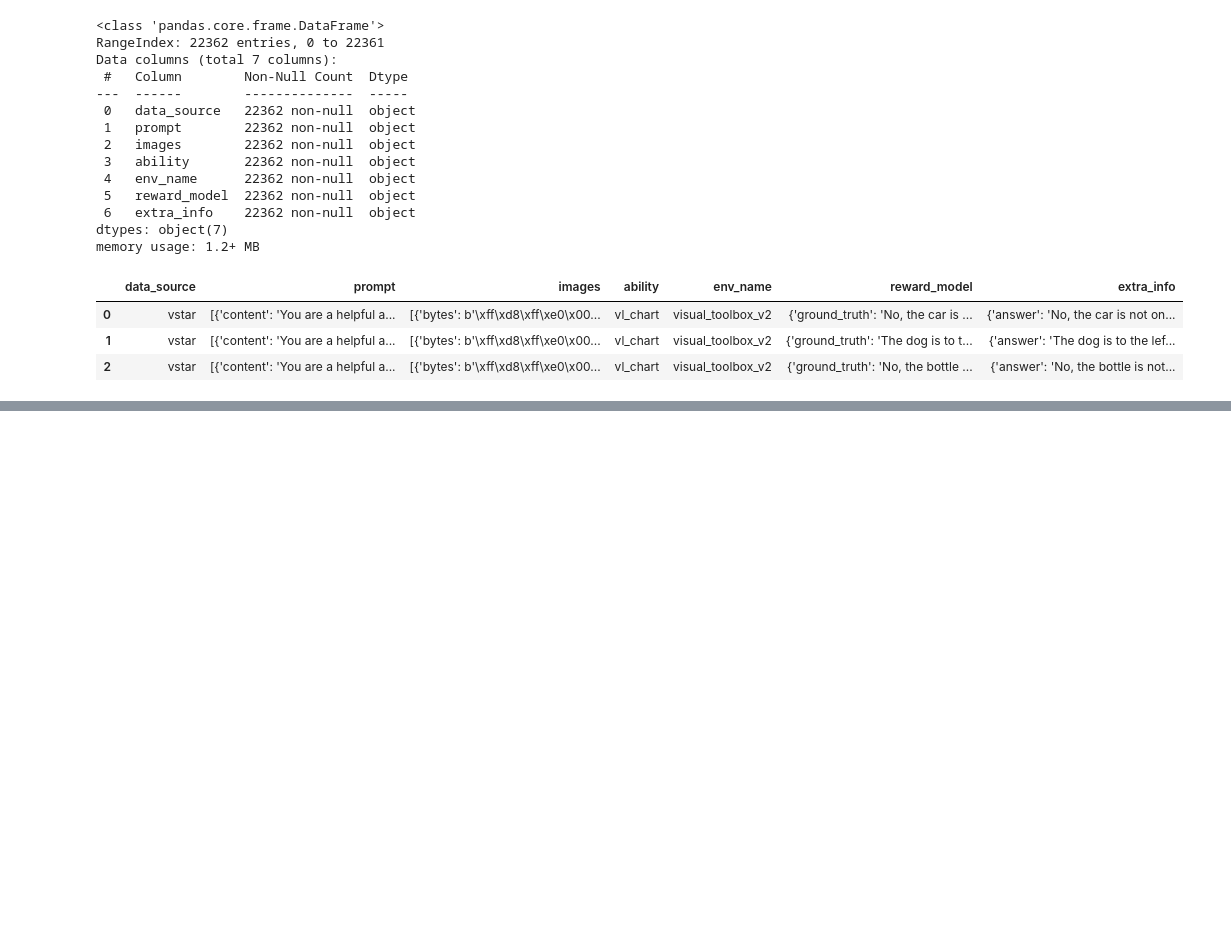
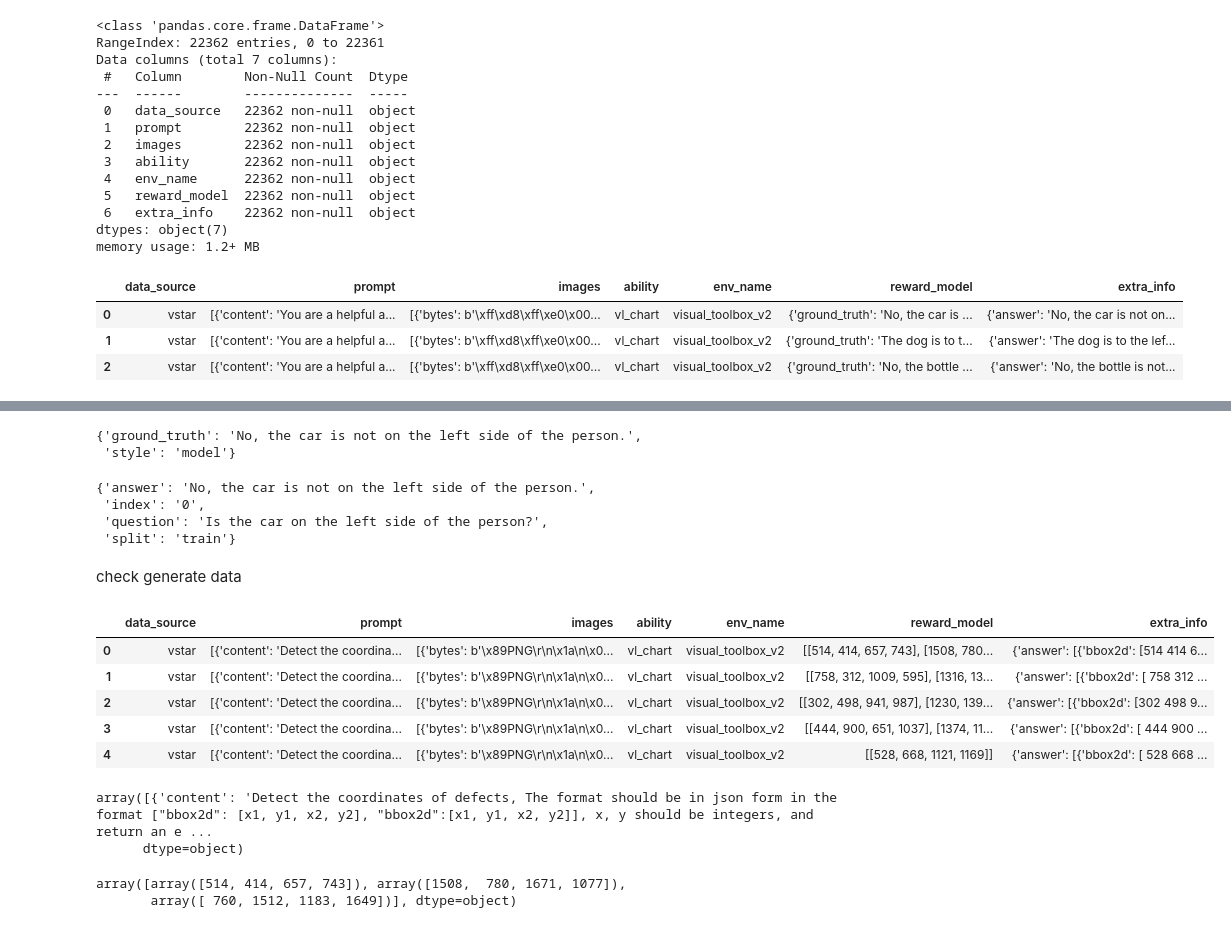
Before and after one commit to XavierZXY/DeepEyes, a Jupyter notebook: tools/check_data.ipynb, the cells around one changed output, grey strips where cells are left out. Drawn from its saved outputs; the diff is of its cells as text; code cells hidden in the pictures; blank space fills up the shorter version.

```diff
--- a/tools/check_data.ipynb
+++ b/tools/check_data.ipynb
@@ -68,0 +76,36 @@ array([{'content': 'You are a helpful assistant.\n\n# Tools\nYou may call one or
+# %%
+df.iloc[0]["reward_model"]
+# %% [output]
+{'ground_truth': 'No, the car is not on the left side of the person.',
+ 'style': 'model'}
+# %%
+df.iloc[0]["extra_info"]
+# %% [output]
+{'answer': 'No, the car is not on the left side of the person.',
+ 'index': '0',
+ 'question': 'Is the car on the left side of the person?',
+ 'split': 'train'}
+# %% [markdown]
+check generate data
+# %%
+# read parquet file
+import pandas as pd
+df = pd.read_parquet("../data/verl_dataset.parquet")
+df.head()
+# %% [output]
+|  | data_source | prompt | images | ability | env_name | reward_model | extra_info |
+| 0 | vstar | [{'content': 'Detect the coordina... | [{'bytes': b'\x89PNG\r\n\x1a\n\x0... | vl_chart | visual_toolbox_v2 | [[514, 414, 657, 743], [1508, 780... | {'answer': [{'bbox2d': [514 414 6... |
+| 1 | vstar | [{'content': 'Detect the coordina... | [{'bytes': b'\x89PNG\r\n\x1a\n\x0... | vl_chart | visual_toolbox_v2 | [[758, 312, 1009, 595], [1316, 13... | {'answer': [{'bbox2d': [ 758 312 ... |
+| 2 | vstar | [{'content': 'Detect the coordina... | [{'bytes': b'\x89PNG\r\n\x1a\n\x0... | vl_chart | visual_toolbox_v2 | [[302, 498, 941, 987], [1230, 139... | {'answer': [{'bbox2d': [302 498 9... |
+| 3 | vstar | [{'content': 'Detect the coordina... | [{'bytes': b'\x89PNG\r\n\x1a\n\x0... | vl_chart | visual_toolbox_v2 | [[444, 900, 651, 1037], [1374, 11... | {'answer': [{'bbox2d': [ 444 900 ... |
+| 4 | vstar | [{'content': 'Detect the coordina... | [{'bytes': b'\x89PNG\r\n\x1a\n\x0... | vl_chart | visual_toolbox_v2 | [[528, 668, 1121, 1169]] | {'answer': [{'bbox2d': [ 528 668 ... |
+# %%
+df.iloc[0]["prompt"]
+# %% [output]
+array([{'content': 'Detect the coordinates of defects, The format should be in json form in the format ["bbox2d": [x1, y1, x2, y2], "bbox2d":[x1, y1, x2, y2]], x, y should be integers, and return an e ...
+      dtype=object)
+# %%
+df.iloc[0]["reward_model"]
+# %% [output]
+array([array([514, 414, 657, 743]), array([1508,  780, 1671, 1077]),
+       array([ 760, 1512, 1183, 1649])], dtype=object)
```
Also changed, not shown: parts of 2 cells of this notebook, 3 other files.
